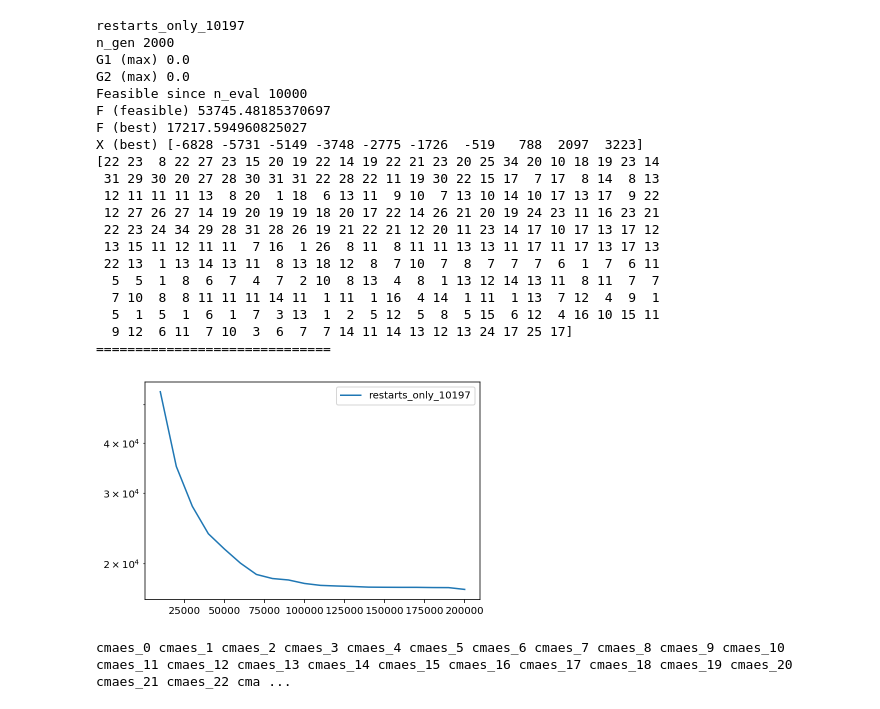
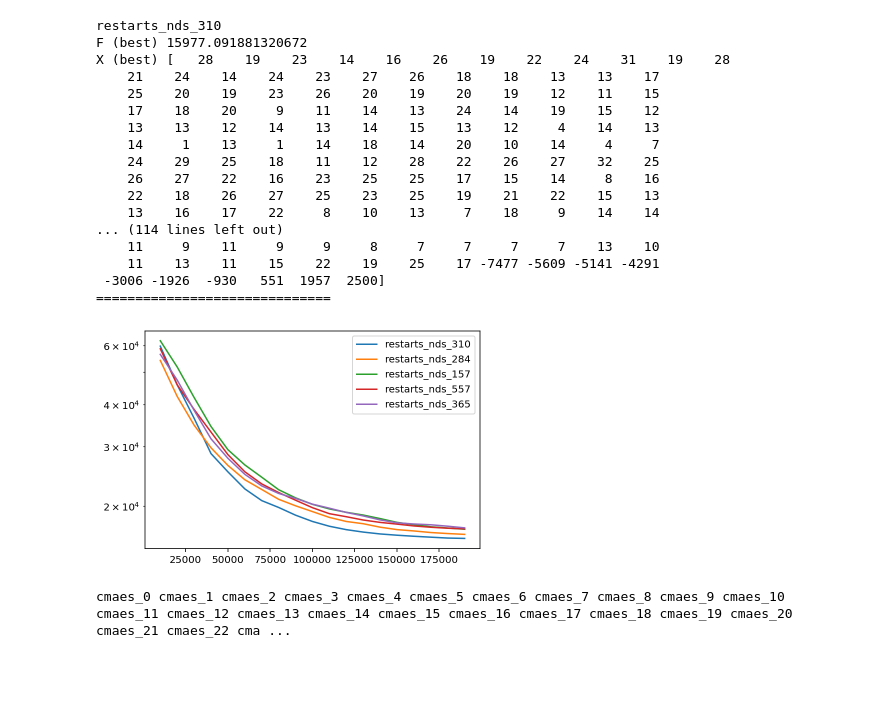
Before and after one commit to blankjul/pymoo-iscso19, a Jupyter notebook: notebooks/results.ipynb, the cells around one changed output. Drawn from its saved outputs; the diff is of its cells as text; code cells hidden in the pictures; blank space fills up the shorter version.

Commit message:
Restart NDS Sorted

```diff
--- a/notebooks/results.ipynb
+++ b/notebooks/results.ipynb
@@ -33,2 +12,17 @@ def get(hist):
+# %%
+from pymoo.model.algorithm import filter_optimum
+
+
+def get(hist):
+
+    evals = []
+    F = []
+
+    for algorithm in history:
+        best = filter_optimum(algorithm.pop, least_infeasible=True)
+        F.append(best.F[0])
+        evals.append(algorithm.evaluator.n_eval)
+
+    return np.array(evals), np.array(F)
 # %%
 import pickle, traceback
@@ -75,65 +77,48 @@ restarts_only_10000 restarts_only_10001 restarts_only_10002 restarts_only_10003
 # %%
 keys = list(data.keys())
 res = np.array([data[k]["F"].min() for k in keys])
-top = [keys[i] for i in res.argsort()[:1]]
+top = [keys[i] for i in res.argsort()[:5]]
 # %%
 
 for fname in top:
 
     val = data[fname]
 
-    F, G1, G2, evals, algorithm, feasible = val["F"], val["G1"], val["G2"], val["evals"], val["algorithm"], val["feasible"]
-
-    f = algorithm.pop.get("F")
-    best = f.argmin()
-    x = algorithm.pop.get("X")[best]
+    X, F, G, hist_F, hist_evals, algorithm = val["X"], val["F"], val["G"], val["hist_F"], val["hist_evals"], val["algorithm"]
 
 
     print(fname)
-
-
-    print("n_gen", algorithm.n_gen)
-    print("G1 (max)", G1.max())
-    print("G2 (max)", G2.max())
-    print("Feasible since n_eval", feasible.evaluator.n_eval)
-    print("F (feasible)", feasible.pop.get("F").min())
-
-    print("F (best)", algorithm.pop.get("F").min())
-
-    print("X (best)", x[-10:])
-    print(x[:-10])
+    print("F (best)", F)
+    print("X (best)", X.astype(np.int))
     print("=" * 30)
 
 
 #     plt.plot(evals[feas:feas+100], F[feas:feas+100], label=str(k))
 
-    plt.plot(evals, F, label=fname)
+    plt.plot(hist_evals, hist_F, label=fname)
 
 plt.yscale("log")
 plt.legend()
 plt.show()
 # %% [output]
-restarts_only_10197
-n_gen 2000
-G1 (max) 0.0
-G2 (max) 0.0
-Feasible since n_eval 10000
-F (feasible) 53745.48185370697
-F (best) 17217.594960825027
-X (best) [-6828 -5731 -5149 -3748 -2775 -1726  -519   788  2097  3223]
-[22 23  8 22 27 23 15 20 19 22 14 19 22 21 23 20 25 34 20 10 18 19 23 14
- 31 29 30 20 27 28 30 31 31 22 28 22 11 19 30 22 15 17  7 17  8 14  8 13
- 12 11 11 11 13  8 20  1 18  6 13 11  9 10  7 13 10 14 10 17 13 17  9 22
- 12 27 26 27 14 19 20 19 19 18 20 17 22 14 26 21 20 19 24 23 11 16 23 21
- 22 23 24 34 29 28 31 28 26 19 21 22 21 12 20 11 23 14 17 10 17 13 17 12
- 13 15 11 12 11 11  7 16  1 26  8 11  8 11 11 13 13 11 17 11 17 13 17 13
- 22 13  1 13 14 13 11  8 13 18 12  8  7 10  7  8  7  7  7  6  1  7  6 11
-  5  5  1  8  6  7  4  7  2 10  8 13  4  8  1 13 12 14 13 11  8 11  7  7
-  7 10  8  8 11 11 11 14 11  1 11  1 16  4 14  1 11  1 13  7 12  4  9  1
-  5  1  5  1  6  1  7  3 13  1  2  5 12  5  8  5 15  6 12  4 16 10 15 11
-  9 12  6 11  7 10  3  6  7  7 14 11 14 13 12 13 24 17 25 17]
+restarts_nds_310
+F (best) 15977.091881320672
+X (best) [   28    19    23    14    16    26    19    22    24    31    19    28
+    21    24    14    24    23    27    26    18    18    13    13    17
+    25    20    19    23    26    20    19    20    19    12    11    15
+    17    18    20     9    11    14    13    24    14    19    15    12
+    13    13    12    14    13    14    15    13    12     4    14    13
+    14     1    13     1    14    18    14    20    10    14     4     7
+    24    29    25    18    11    12    28    22    26    27    32    25
+    26    27    22    16    23    25    25    17    15    14     8    16
+    22    18    26    27    25    23    25    19    21    22    15    13
+    13    16    17    22     8    10    13     7    18     9    14    14
+... (114 lines left out)
+    11     9    11     9     9     8     7     7     7     7    13    10
+    11    13    11    15    22    19    25    17 -7477 -5609 -5141 -4291
+ -3006 -1926  -930   551  1957  2500]
 ==============================
-[figure, old version]
+[figure, new version]
 # %%
 data = {}
 
```
Also changed, not shown: parts of 2 cells of this notebook, 5 other files.
